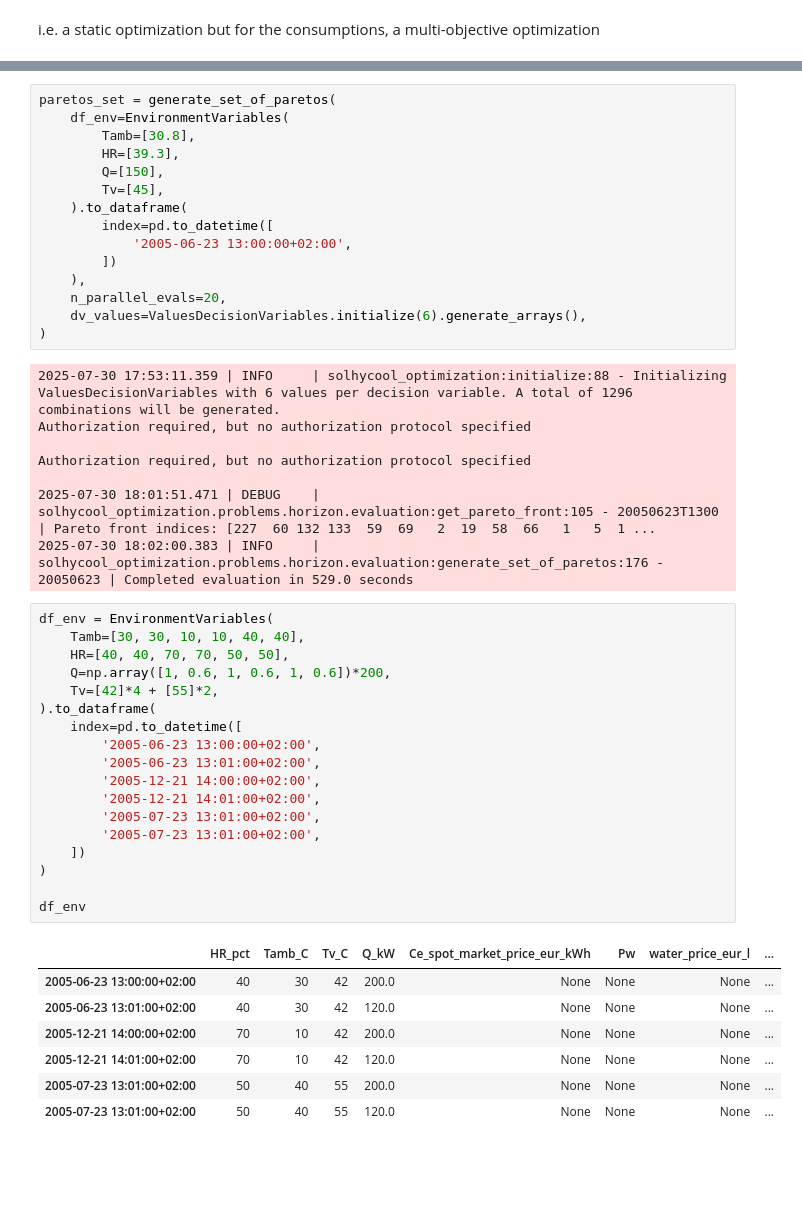
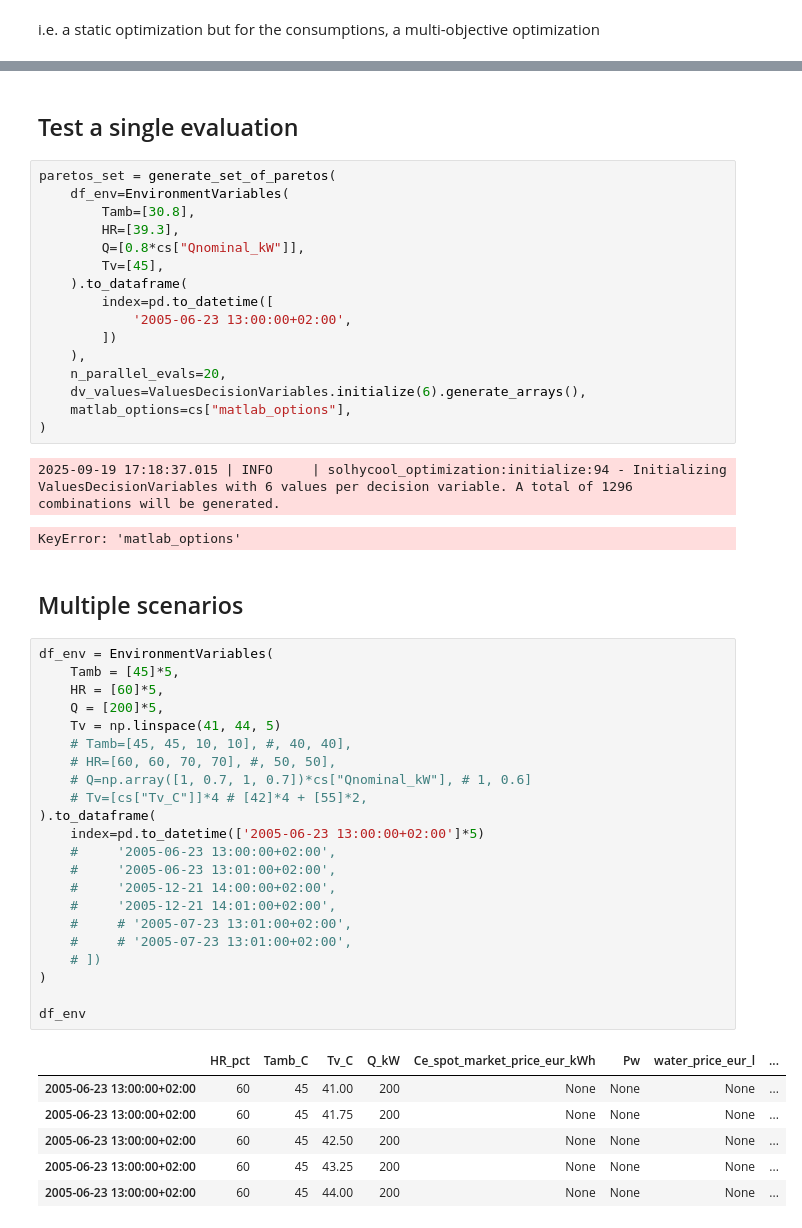
Before and after one commit to juan11iguel/SOLhycool, a Jupyter notebook: optimization/notebooks/cc_generate_pareto_fronts.ipynb, the cells around one changed output, grey strips where cells are left out. Cells and saved outputs as stored; diff of their text form; blank space fills up the shorter version.

```diff
--- a/optimization/notebooks/cc_generate_pareto_fronts.ipynb
+++ b/optimization/notebooks/cc_generate_pareto_fronts.ipynb
@@ -19,9 +148,11 @@ results_path = Path("../results")
+# %% [markdown]
+## Test a single evaluation
 # %%
 paretos_set = generate_set_of_paretos(
     df_env=EnvironmentVariables(
         Tamb=[30.8],
         HR=[39.3],
-        Q=[150],
+        Q=[0.8*cs["Qnominal_kW"]],
         Tv=[45],
     ).to_dataframe(
         index=pd.to_datetime([
@@ -30,41 +161,42 @@ paretos_set = generate_set_of_paretos(
     ),
     n_parallel_evals=20,
     dv_values=ValuesDecisionVariables.initialize(6).generate_arrays(),
+    matlab_options=cs["matlab_options"],
 )
 # %% [output]
-2025-07-30 17:53:11.359 | INFO     | solhycool_optimization:initialize:88 - Initializing ValuesDecisionVariables with 6 values per decision variable. A total of 1296 combinations will be generated.
-Authorization required, but no authorization protocol specified
-
-Authorization required, but no authorization protocol specified
-
-2025-07-30 18:01:51.471 | DEBUG    | solhycool_optimization.problems.horizon.evaluation:get_pareto_front:105 - 20050623T1300 | Pareto front indices: [227  60 132 133  59  69   2  19  58  66   1   5  1 ...
-2025-07-30 18:02:00.383 | INFO     | solhycool_optimization.problems.horizon.evaluation:generate_set_of_paretos:176 - 20050623 | Completed evaluation in 529.0 seconds
+2025-09-19 17:18:37.015 | INFO     | solhycool_optimization:initialize:94 - Initializing ValuesDecisionVariables with 6 values per decision variable. A total of 1296 combinations will be generated.
+KeyError: 'matlab_options'
+# %% [markdown]
+## Multiple scenarios
 # %%
 df_env = EnvironmentVariables(
-    Tamb=[30, 30, 10, 10, 40, 40],
-    HR=[40, 40, 70, 70, 50, 50],
-    Q=np.array([1, 0.6, 1, 0.6, 1, 0.6])*200,
-    Tv=[42]*4 + [55]*2,
+    Tamb = [45]*5,
+    HR = [60]*5,
+    Q = [200]*5,
+    Tv = np.linspace(41, 44, 5)
+    # Tamb=[45, 45, 10, 10], #, 40, 40],
+    # HR=[60, 60, 70, 70], #, 50, 50],
+    # Q=np.array([1, 0.7, 1, 0.7])*cs["Qnominal_kW"], # 1, 0.6]
+    # Tv=[cs["Tv_C"]]*4 # [42]*4 + [55]*2,
 ).to_dataframe(
-    index=pd.to_datetime([
-        '2005-06-23 13:00:00+02:00',
-        '2005-06-23 13:01:00+02:00',
-        '2005-12-21 14:00:00+02:00',
-        '2005-12-21 14:01:00+02:00',
-        '2005-07-23 13:01:00+02:00',
-        '2005-07-23 13:01:00+02:00',
-    ])
+    index=pd.to_datetime(['2005-06-23 13:00:00+02:00']*5)
+    #     '2005-06-23 13:00:00+02:00',
+    #     '2005-06-23 13:01:00+02:00',
+    #     '2005-12-21 14:00:00+02:00',
+    #     '2005-12-21 14:01:00+02:00',
+    #     # '2005-07-23 13:01:00+02:00',
+    #     # '2005-07-23 13:01:00+02:00',
+    # ])
 )
 
 df_env
 # %% [output]
 |  | HR_pct | Tamb_C | Tv_C | Q_kW | Ce_spot_market_price_eur_kWh | Pw | water_price_eur_l | ... |
-| 2005-06-23 13:00:00+02:00 | 40 | 30 | 42 | 200.0 | None | None | None | ... |
-| 2005-06-23 13:01:00+02:00 | 40 | 30 | 42 | 120.0 | None | None | None | ... |
-| 2005-12-21 14:00:00+02:00 | 70 | 10 | 42 | 200.0 | None | None | None | ... |
-| 2005-12-21 14:01:00+02:00 | 70 | 10 | 42 | 120.0 | None | None | None | ... |
-| 2005-07-23 13:01:00+02:00 | 50 | 40 | 55 | 200.0 | None | None | None | ... |
-| 2005-07-23 13:01:00+02:00 | 50 | 40 | 55 | 120.0 | None | None | None | ... |
+| 2005-06-23 13:00:00+02:00 | 60 | 45 | 41.00 | 200 | None | None | None | ... |
+| 2005-06-23 13:00:00+02:00 | 60 | 45 | 41.75 | 200 | None | None | None | ... |
+| 2005-06-23 13:00:00+02:00 | 60 | 45 | 42.50 | 200 | None | None | None | ... |
+| 2005-06-23 13:00:00+02:00 | 60 | 45 | 43.25 | 200 | None | None | None | ... |
+| 2005-06-23 13:00:00+02:00 | 60 | 45 | 44.00 | 200 | None | None | None | ... |
 # %%
 paretos_set = generate_set_of_paretos(
     df_env=df_env,
```
Also changed, not shown: parts of 10 cells of this notebook, 12 other files.
